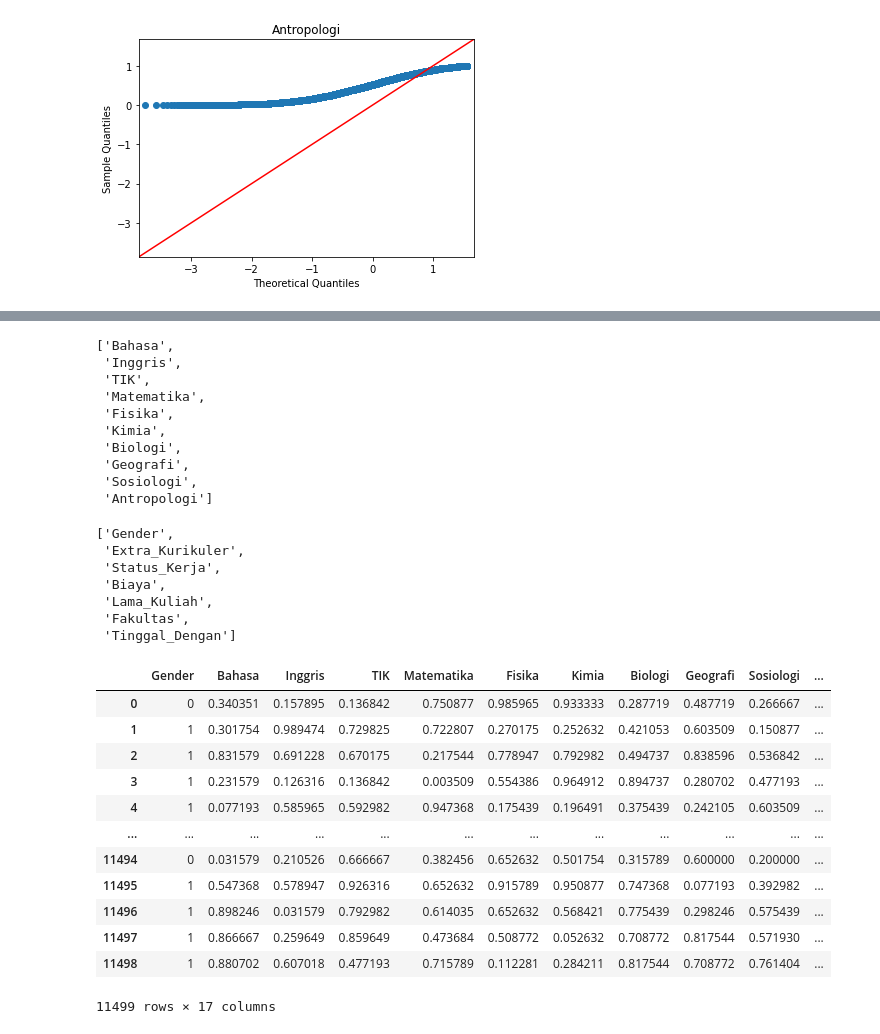
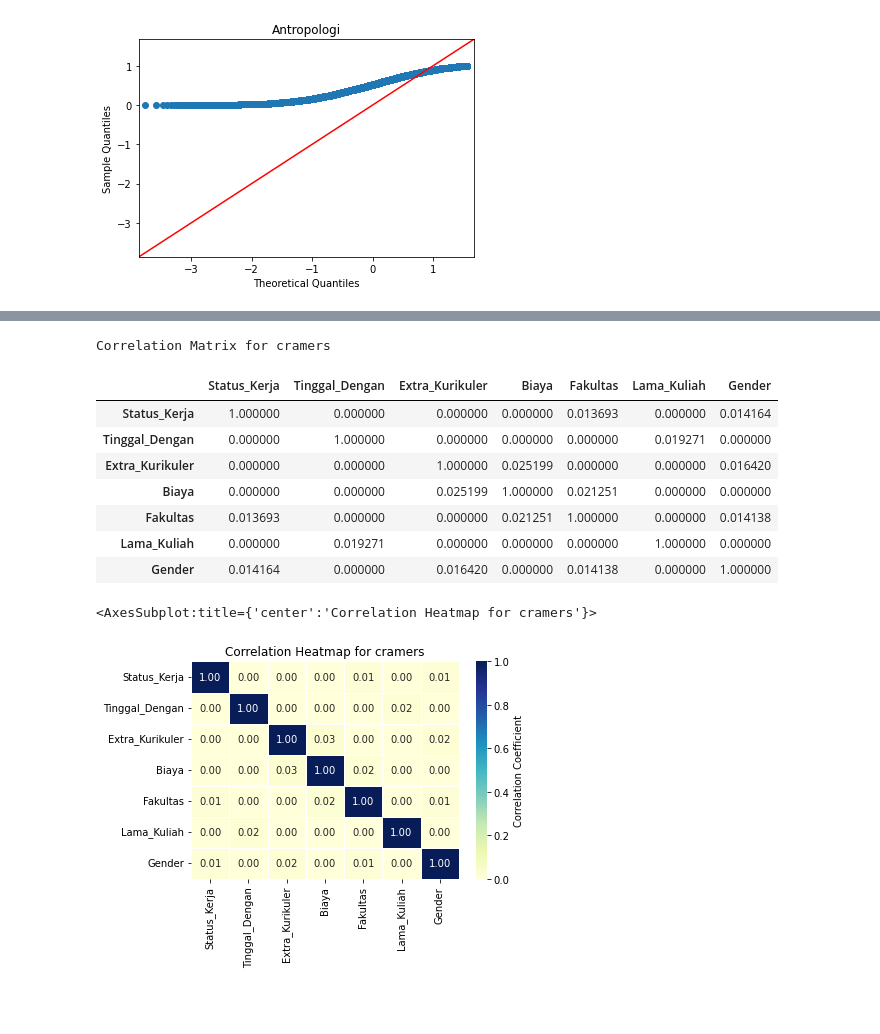
Before and after one commit to Xwyzworms/Diagnostic_Reasoning_HouseRent, a Jupyter notebook: Analisis_1.ipynb, the cells around one changed output, grey strips where cells are left out. Saved outputs shown, nothing was run; the diff lists cells and outputs as text; code cells hidden in the pictures; blank space fills up the shorter version.

```diff
--- a/Analisis_1.ipynb
+++ b/Analisis_1.ipynb
@@ -379,13 +332,0 @@ df_train_normalize
-# %%
-numCols
-# %% [output]
-['Bahasa',
- 'Inggris',
- 'TIK',
- 'Matematika',
- 'Fisika',
- 'Kimia',
- 'Biologi',
- 'Geografi',
- 'Sosiologi',
- 'Antropologi']
@@ -394,27 +333,14 @@ util_visualization.drawHeatmap(np.round(df_train_normalize.corr(),2), numCols, n
-# %%
-categoricalCols
-# %% [output]
-['Gender',
- 'Extra_Kurikuler',
- 'Status_Kerja',
- 'Biaya',
- 'Lama_Kuliah',
- 'Fakultas',
- 'Tinggal_Dengan']
-# %%
-df_train_copy_cleaned, catEncoder = util_preprocessing.encodeCategoricalColumn(df_train_copy, categoricalCols)
-df_train_copy_cleaned
-# %% [output]
-|  | Gender | Bahasa | Inggris | TIK | Matematika | Fisika | Kimia | Biologi | Geografi | Sosiologi | ... |
-| 0 | 0 | 0.340351 | 0.157895 | 0.136842 | 0.750877 | 0.985965 | 0.933333 | 0.287719 | 0.487719 | 0.266667 | ... |
-| 1 | 1 | 0.301754 | 0.989474 | 0.729825 | 0.722807 | 0.270175 | 0.252632 | 0.421053 | 0.603509 | 0.150877 | ... |
-| 2 | 1 | 0.831579 | 0.691228 | 0.670175 | 0.217544 | 0.778947 | 0.792982 | 0.494737 | 0.838596 | 0.536842 | ... |
-| 3 | 1 | 0.231579 | 0.126316 | 0.136842 | 0.003509 | 0.554386 | 0.964912 | 0.894737 | 0.280702 | 0.477193 | ... |
-| 4 | 1 | 0.077193 | 0.585965 | 0.592982 | 0.947368 | 0.175439 | 0.196491 | 0.375439 | 0.242105 | 0.603509 | ... |
-| ... | ... | ... | ... | ... | ... | ... | ... | ... | ... | ... | ... |
-| 11494 | 0 | 0.031579 | 0.210526 | 0.666667 | 0.382456 | 0.652632 | 0.501754 | 0.315789 | 0.600000 | 0.200000 | ... |
-| 11495 | 1 | 0.547368 | 0.578947 | 0.926316 | 0.652632 | 0.915789 | 0.950877 | 0.747368 | 0.077193 | 0.392982 | ... |
-| 11496 | 1 | 0.898246 | 0.031579 | 0.792982 | 0.614035 | 0.652632 | 0.568421 | 0.775439 | 0.298246 | 0.575439 | ... |
-| 11497 | 1 | 0.866667 | 0.259649 | 0.859649 | 0.473684 | 0.508772 | 0.052632 | 0.708772 | 0.817544 | 0.571930 | ... |
-| 11498 | 1 | 0.880702 | 0.607018 | 0.477193 | 0.715789 | 0.112281 | 0.284211 | 0.817544 | 0.708772 | 0.761404 | ... |
-11499 rows × 17 columns
+# %%
+util_calculation.calculateCorrelationCategorical(df_train_copy)
+# %% [output]
+Correlation Matrix for cramers
+|  | Status_Kerja | Tinggal_Dengan | Extra_Kurikuler | Biaya | Fakultas | Lama_Kuliah | Gender |
+| Status_Kerja | 1.000000 | 0.000000 | 0.000000 | 0.000000 | 0.013693 | 0.000000 | 0.014164 |
+| Tinggal_Dengan | 0.000000 | 1.000000 | 0.000000 | 0.000000 | 0.000000 | 0.019271 | 0.000000 |
+| Extra_Kurikuler | 0.000000 | 0.000000 | 1.000000 | 0.025199 | 0.000000 | 0.000000 | 0.016420 |
+| Biaya | 0.000000 | 0.000000 | 0.025199 | 1.000000 | 0.021251 | 0.000000 | 0.000000 |
+| Fakultas | 0.013693 | 0.000000 | 0.000000 | 0.021251 | 1.000000 | 0.000000 | 0.014138 |
+| Lama_Kuliah | 0.000000 | 0.019271 | 0.000000 | 0.000000 | 0.000000 | 1.000000 | 0.000000 |
+| Gender | 0.014164 | 0.000000 | 0.016420 | 0.000000 | 0.014138 | 0.000000 | 1.000000 |
+<AxesSubplot:title={'center':'Correlation Heatmap for cramers'}>
+[figure, added]
```
Also changed, not shown: parts of 24 cells of this notebook, 3 other files.
